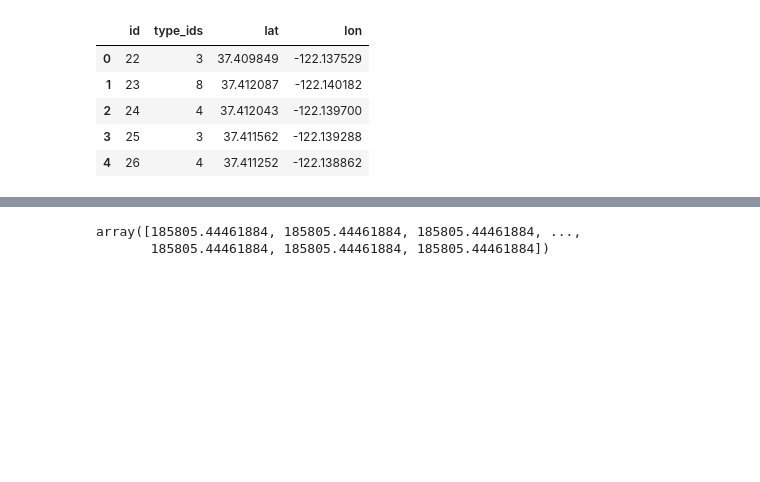
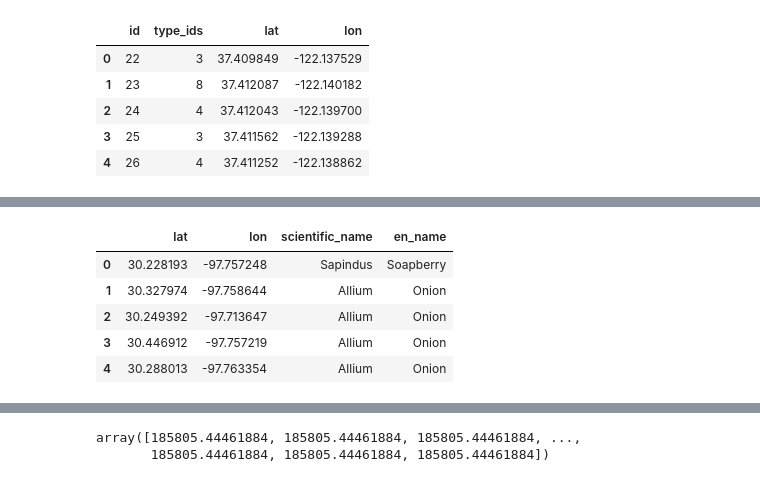
Before and after one commit to ferozumair786/UTDS-ML-Project, a Jupyter notebook: data_cleaning_ff.ipynb, the cells around one changed output, grey strips where cells are left out. Cells and saved outputs as stored; diff of their text form; code cells hidden in the pictures; blank space fills up the shorter version.

```diff
--- a/data_cleaning_ff.ipynb
+++ b/data_cleaning_ff.ipynb
@@ -75,8 +87,13 @@ dtype: int64
 # %%
-test_df = tst_locations_df.merge(types_df, how='inner', on='type_ids')
 del test_df['id']
 del test_df['type_ids']
 del test_df['parent_id']
 del test_df['en_wikipedia_url']
-test_df['en_name']
-test_df.set_index('scientific_name', inplace=True)
+test_df.head()
+# %% [output]
+|  | lat | lon | scientific_name | en_name |
+| 0 | 30.228193 | -97.757248 | Sapindus | Soapberry |
+| 1 | 30.327974 | -97.758644 | Allium | Onion |
+| 2 | 30.249392 | -97.713647 | Allium | Onion |
+| 3 | 30.446912 | -97.757219 | Allium | Onion |
+| 4 | 30.288013 | -97.763354 | Allium | Onion |
```
Also changed, not shown: parts of 26 cells of this notebook, 4 other files.
